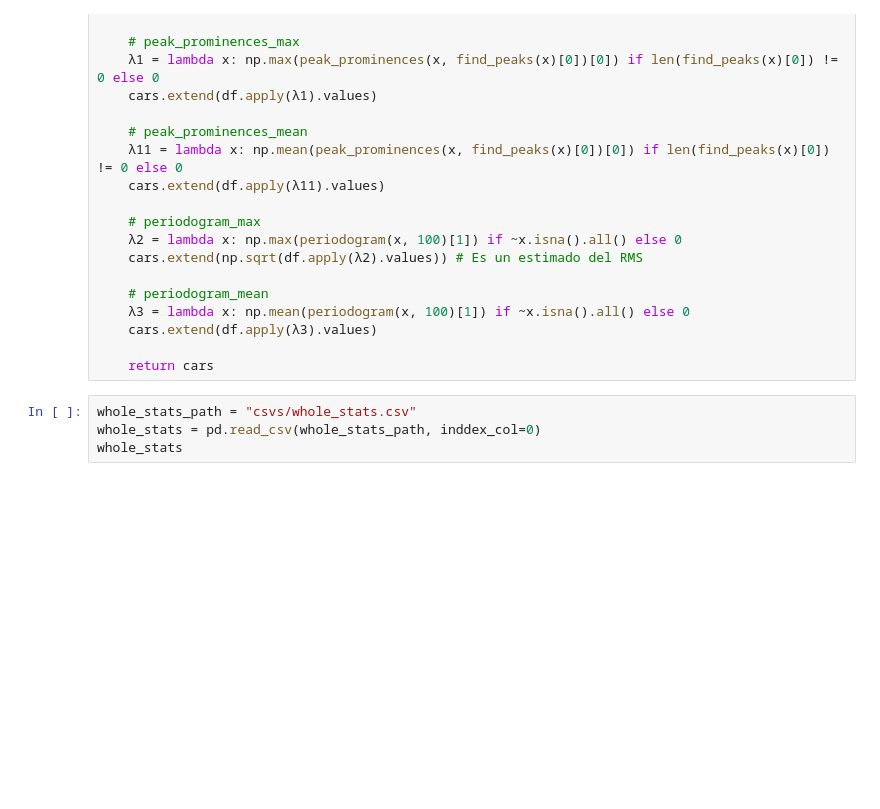
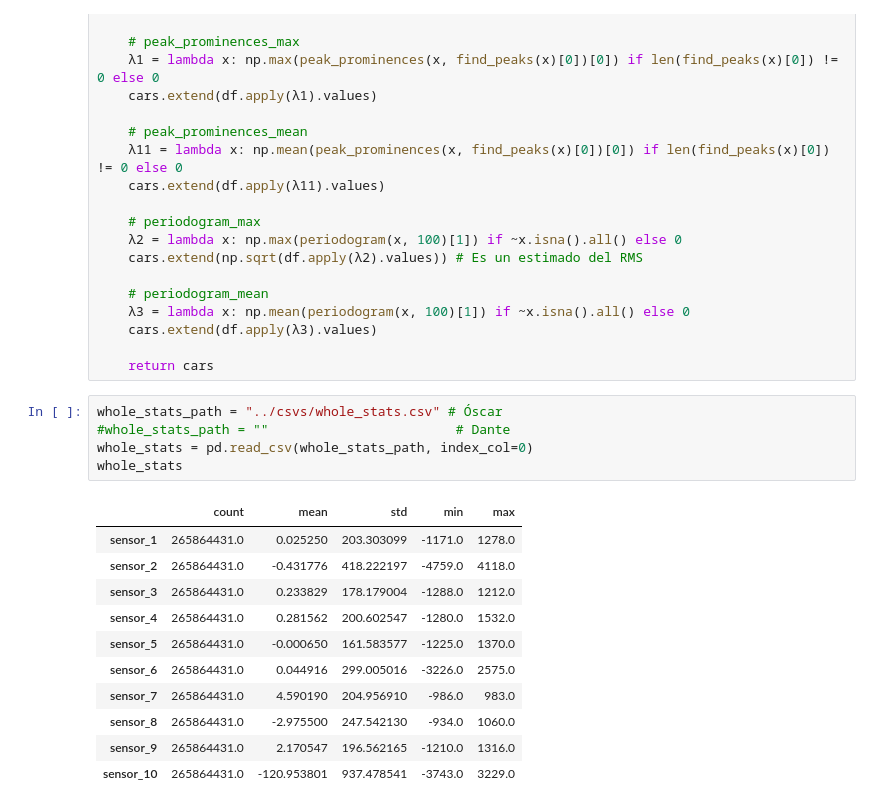
Before and after one commit to DanteBM/PronosticoErupciones, a Jupyter notebook: notebooks/notebook-chars.ipynb, the cells around one changed output. Drawn from its saved outputs; the diff is of its cells as text; blank space fills up the shorter version.

```diff
--- a/notebooks/notebook-chars.ipynb
+++ b/notebooks/notebook-chars.ipynb
@@ -96,8 +96,21 @@ def get_chars(df, nombre):
 
     return cars
 # %%
-whole_stats_path = "csvs/whole_stats.csv"
-whole_stats = pd.read_csv(whole_stats_path, inddex_col=0)
+whole_stats_path = "../csvs/whole_stats.csv" # Óscar
+#whole_stats_path = ""                        # Dante
+whole_stats = pd.read_csv(whole_stats_path, index_col=0)
 whole_stats
+# %% [output]
+|  | count | mean | std | min | max |
+| sensor_1 | 265864431.0 | 0.025250 | 203.303099 | -1171.0 | 1278.0 |
+| sensor_2 | 265864431.0 | -0.431776 | 418.222197 | -4759.0 | 4118.0 |
+| sensor_3 | 265864431.0 | 0.233829 | 178.179004 | -1288.0 | 1212.0 |
+| sensor_4 | 265864431.0 | 0.281562 | 200.602547 | -1280.0 | 1532.0 |
+| sensor_5 | 265864431.0 | -0.000650 | 161.583577 | -1225.0 | 1370.0 |
+| sensor_6 | 265864431.0 | 0.044916 | 299.005016 | -3226.0 | 2575.0 |
+| sensor_7 | 265864431.0 | 4.590190 | 204.956910 | -986.0 | 983.0 |
+| sensor_8 | 265864431.0 | -2.975500 | 247.542130 | -934.0 | 1060.0 |
+| sensor_9 | 265864431.0 | 2.170547 | 196.562165 | -1210.0 | 1316.0 |
+| sensor_10 | 265864431.0 | -120.953801 | 937.478541 | -3743.0 | 3229.0 |
 # %%
 %%time
```
Also changed, not shown: parts of 2 cells of this notebook, 1 other file.
